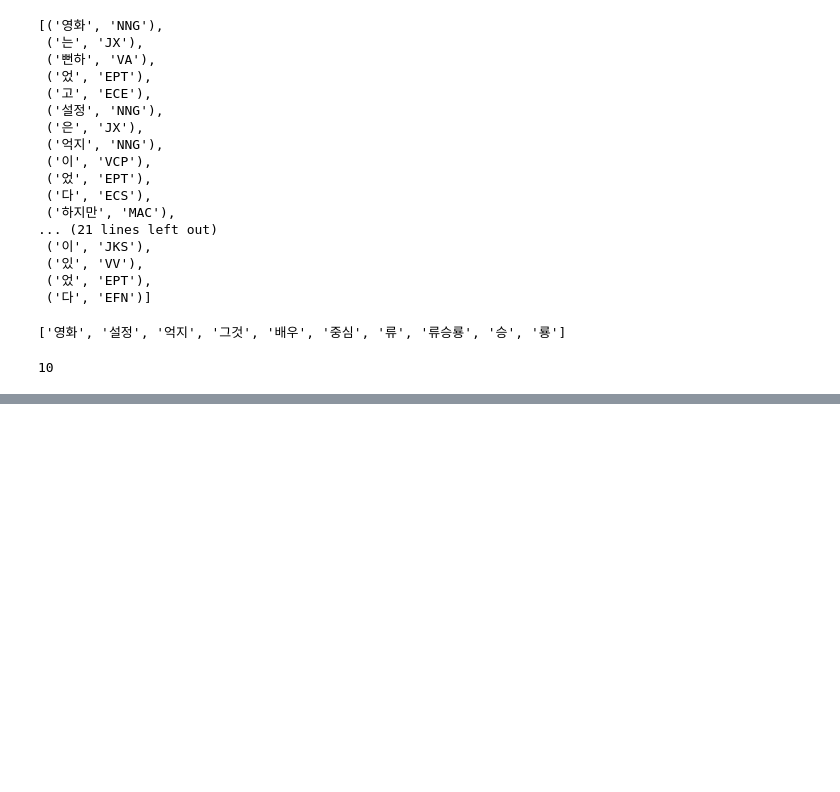
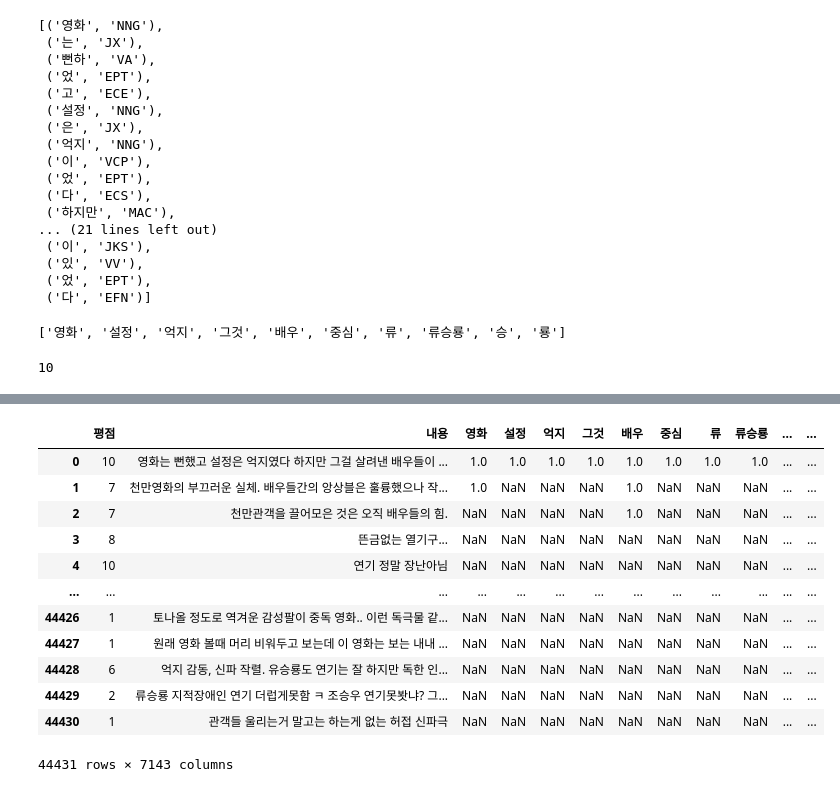
Before and after one commit to HyeogDo/korean_movie, a Jupyter notebook: miracle_in_cell_no_7_nlp.ipynb, the cells around one changed output, grey strips where cells are left out. Saved outputs shown, nothing was run; the diff lists cells and outputs as text; code cells hidden in the pictures; blank space fills up the shorter version.

```diff
--- a/miracle_in_cell_no_7_nlp.ipynb
+++ b/miracle_in_cell_no_7_nlp.ipynb
@@ -67,3 +67,5 @@ reviews.reset_index(drop=True, inplace=True)
 print(len(Kkma.nouns(reviews.loc[0,"내용"])))
 # %% [output]
 10
+# %%
+reviews.loc[0, Kkma.nouns(reviews.loc[0, "내용"])[0]] = 1
@@ -69,0 +76,5 @@ print(len(Kkma.nouns(reviews.loc[0,"내용"])))
+# %%
+for i in range(0,6000):
+    print(i)
+    for j in Kkma.nouns(reviews.loc[i, "내용"]):
+        reviews.loc[i, j] = 1
@@ -70,3 +130,19 @@ print(len(Kkma.nouns(reviews.loc[0,"내용"])))
+# %%
+reviews
+# %% [output]
+|  | 평점 | 내용 | 영화 | 설정 | 억지 | 그것 | 배우 | 중심 | 류 | 류승룡 | ... | ... |
+| 0 | 10 | 영화는 뻔했고 설정은 억지였다 하지만 그걸 살려낸 배우들이 ... | 1.0 | 1.0 | 1.0 | 1.0 | 1.0 | 1.0 | 1.0 | 1.0 | ... | ... |
+| 1 | 7 | 천만영화의 부끄러운 실체. 배우들간의 앙상블은 훌륭했으나 작... | 1.0 | NaN | NaN | NaN | 1.0 | NaN | NaN | NaN | ... | ... |
+| 2 | 7 | 천만관객을 끌어모은 것은 오직 배우들의 힘. | NaN | NaN | NaN | NaN | 1.0 | NaN | NaN | NaN | ... | ... |
+| 3 | 8 | 뜬금없는 열기구... | NaN | NaN | NaN | NaN | NaN | NaN | NaN | NaN | ... | ... |
+| 4 | 10 | 연기 정말 장난아님 | NaN | NaN | NaN | NaN | NaN | NaN | NaN | NaN | ... | ... |
+| ... | ... | ... | ... | ... | ... | ... | ... | ... | ... | ... | ... | ... |
+| 44426 | 1 | 토나올 정도로 역겨운 감성팔이 중독 영화.. 이런 독극물 같... | NaN | NaN | NaN | NaN | NaN | NaN | NaN | NaN | ... | ... |
+| 44427 | 1 | 원래 영화 볼때 머리 비워두고 보는데 이 영화는 보는 내내 ... | NaN | NaN | NaN | NaN | NaN | NaN | NaN | NaN | ... | ... |
+| 44428 | 6 | 억지 감동, 신파 작렬. 유승룡도 연기는 잘 하지만 독한 인... | NaN | NaN | NaN | NaN | NaN | NaN | NaN | NaN | ... | ... |
+| 44429 | 2 | 류승룡 지적장애인 연기 더럽게못함 ㅋ 조승우 연기못봣냐? 그... | NaN | NaN | NaN | NaN | NaN | NaN | NaN | NaN | ... | ... |
+| 44430 | 1 | 관객들 울리는거 말고는 하는게 없는 허접 신파극 | NaN | NaN | NaN | NaN | NaN | NaN | NaN | NaN | ... | ... |
+44431 rows × 7143 columns
 # %%
 # max_len = []
 # for i in range(len(reviews)):
```
Also changed, not shown: parts of 8 cells of this notebook.
